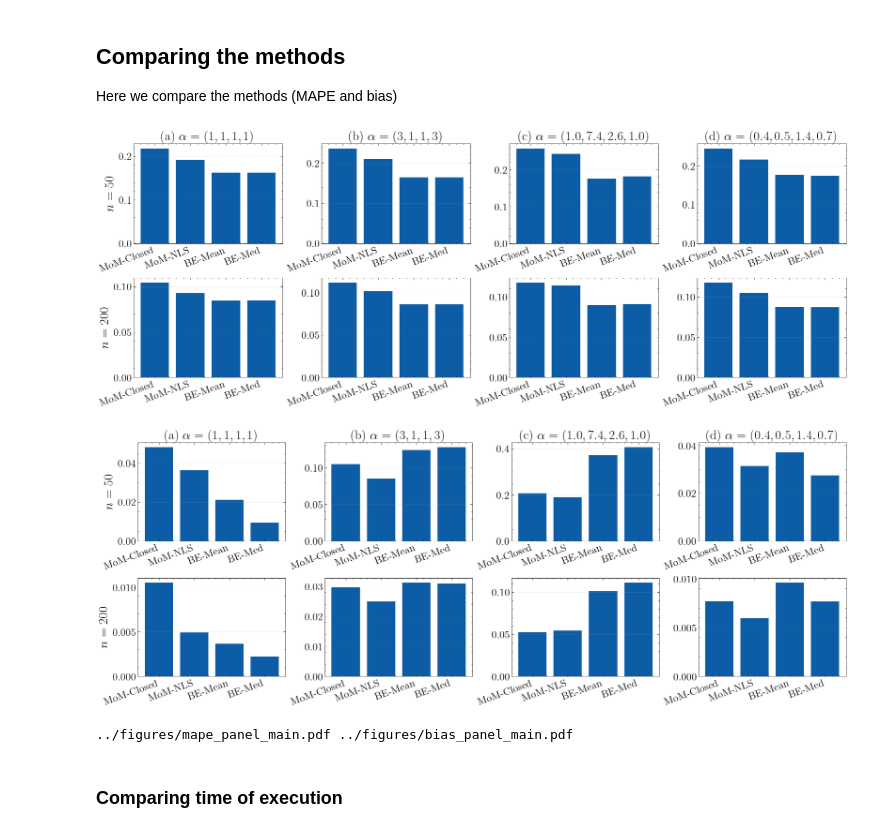
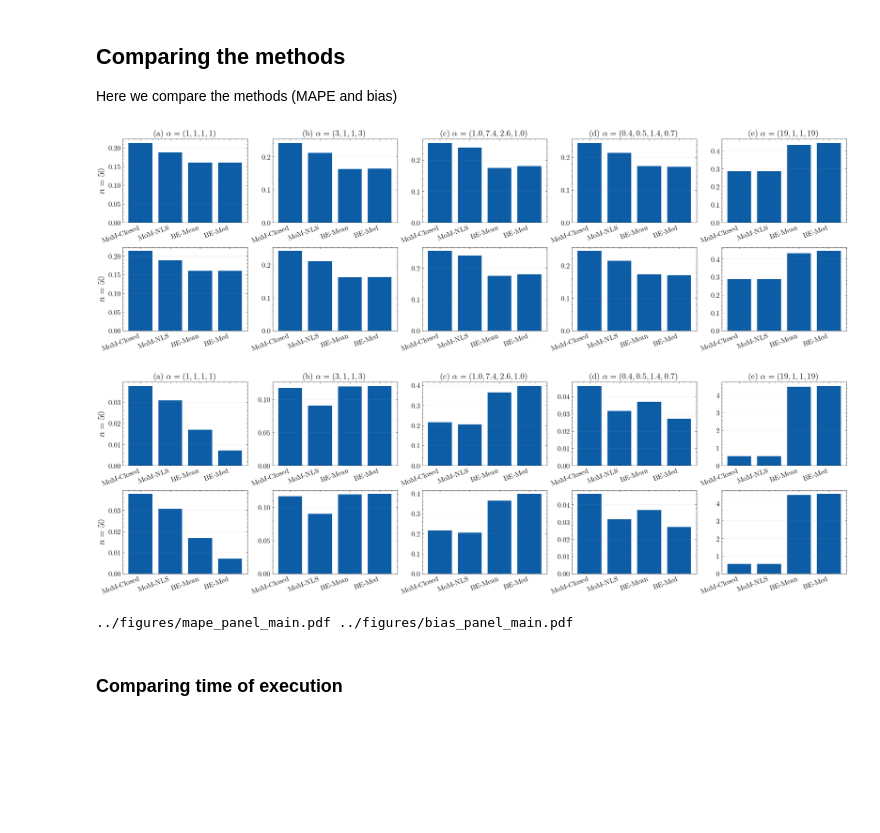
Before and after one commit to lucasmoschen/bivariate-beta, a Jupyter notebook: notebooks/images_paper.ipynb, the cells around one changed output. Cells and saved outputs as stored; diff of their text form; code cells hidden in the pictures; blank space fills up the shorter version.

Commit message:
including more experiments

```diff
--- a/notebooks/images_paper.ipynb
+++ b/notebooks/images_paper.ipynb
@@ -278,16 +305,33 @@ def comparing_methods_panel(true_alphas, monte_carlo_size=1000, bootstrap_size=5
 # %%
 true_alphas = [
     (1, 1, 1, 1),
     (3, 1, 1, 3),
     (1.0, 7.4, 2.6, 1.0),
     (0.4, 0.5, 1.4, 0.7),
+    (19, 1, 1, 19),
 ]
 
-mape_fig, bias_fig = comparing_methods_panel(true_alphas, monte_carlo_size=1000, bootstrap_size=500, seed=37812984, name_suffix="main")
+main_prior = dict(
+    stan_model="bivariate-beta-model-gamma.stan",
+    prior_a=np.array([1, 1, 1, 1]),
+    prior_kappa=4,
+    prior_lambda=1,
+)
+
+mape_fig, bias_fig = comparing_methods_panel(
+    true_alphas,
+    monte_carlo_size=1000,
+    bootstrap_size=500,
+    seed=7382197219,
+    name_suffix="main",
+    ns=(50, 50),
+    experiment_kwargs=main_prior,
+)
+
 print(mape_fig, bias_fig)
 # %% [output]
-[figure, old version]
+[figure, new version]
-[figure, old version]
+[figure, new version]
 ../figures/mape_panel_main.pdf ../figures/bias_panel_main.pdf
 # %% [markdown]
 ### Comparing time of execution
```
Also changed, not shown: parts of 2 cells of this notebook, 14 other files.
